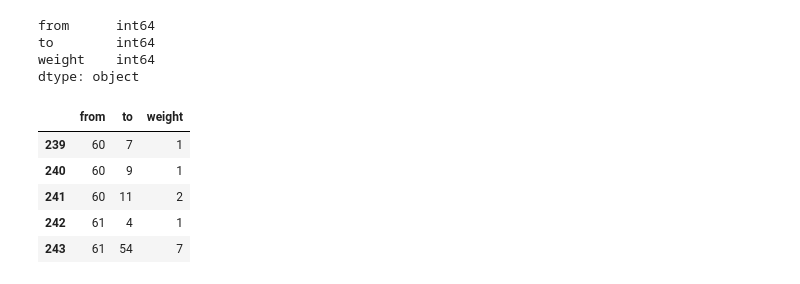
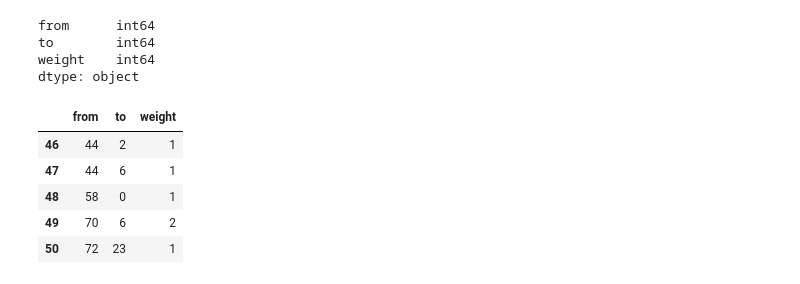
Before and after one commit to hrbn/100-years-of-solitude, a Jupyter notebook: 100_years_of_solitude.ipynb, the cells around one changed output. Saved outputs shown, nothing was run; the diff lists cells and outputs as text; code cells hidden in the pictures.

Commit message:
M  100_years_of_solitude.ipynb M  edges.csv M  nodes.csv M  pages/index.html M  requirements.txt

```diff
--- a/100_years_of_solitude.ipynb
+++ b/100_years_of_solitude.ipynb
@@ -51,12 +65,19 @@ with open("One_Hundred_Years_of_Solitude_cleaned.txt", "w") as file:
 import spacy
 import numpy as np
 import pandas as pd
+from nltk.stem import WordNetLemmatizer
+
+lemmatizer = WordNetLemmatizer()
 
 # Load spaCy model and process text
 nlp = spacy.load("en_core_web_sm")
+nlp.add_pipe("merge_noun_chunks")
+nlp.add_pipe("merge_entities")
 
 with open("One_Hundred_Years_of_Solitude_cleaned.txt", "r", encoding="utf-8") as file:
     text = file.read()
+
+text = lemmatizer.lemmatize(text)
 
 doc = nlp(text)
 
@@ -64,7 +85,7 @@ doc = nlp(text)
 person_entities = []
 for ent in doc.ents:
     if ent.label_ == "PERSON" and ent.text[0].isupper():
-        person_entities.append(ent.text.replace("’s", ""))
+        person_entities.append(ent.text)
 
 # Converting list of names into a DataFrame with frequency counts
 entities_df = pd.DataFrame(person_entities, columns=["name"])
@@ -172,8 +199,8 @@ edges = edges.groupby(["from", "to"]).size().reset_index(name="weight")
 # %%
-for col in edges.columns:
-    edges[col] = pd.to_numeric(edges[col])
+for col in edges_df.columns:
+    edges_df[col] = pd.to_numeric(edges_df[col])
 
-edges.dtypes
+edges_df.dtypes
 # %% [output]
 from      int64
 to        int64
@@ -184,12 +211,12 @@ edges.to_csv("edges.csv", index=False)
 # %%
-edges.tail()
+edges_df.tail()
 # %% [output]
 |  | from | to | weight |
-| 239 | 60 | 7 | 1 |
-| 240 | 60 | 9 | 1 |
-| 241 | 60 | 11 | 2 |
-| 242 | 61 | 4 | 1 |
-| 243 | 61 | 54 | 7 |
+| 46 | 44 | 2 | 1 |
+| 47 | 44 | 6 | 1 |
+| 48 | 58 | 0 | 1 |
+| 49 | 70 | 6 | 2 |
+| 50 | 72 | 23 | 1 |
 # %%
 import holoviews as hv
 
```
Also changed, not shown: parts of 10 cells of this notebook, 4 other files.
